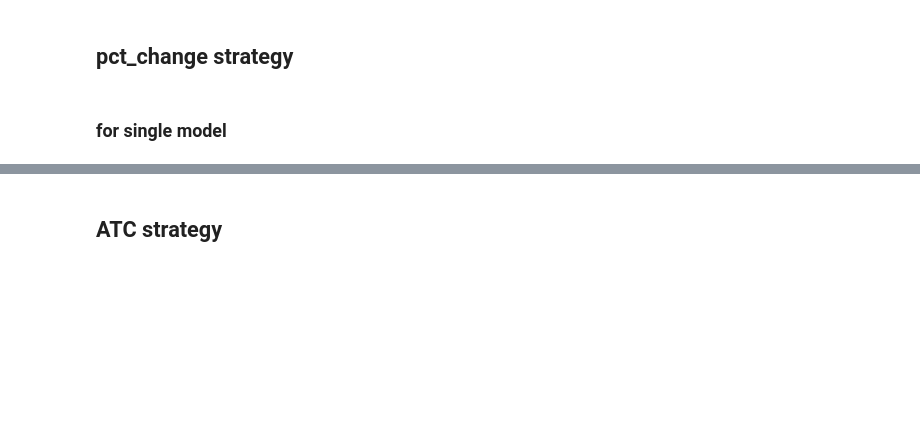
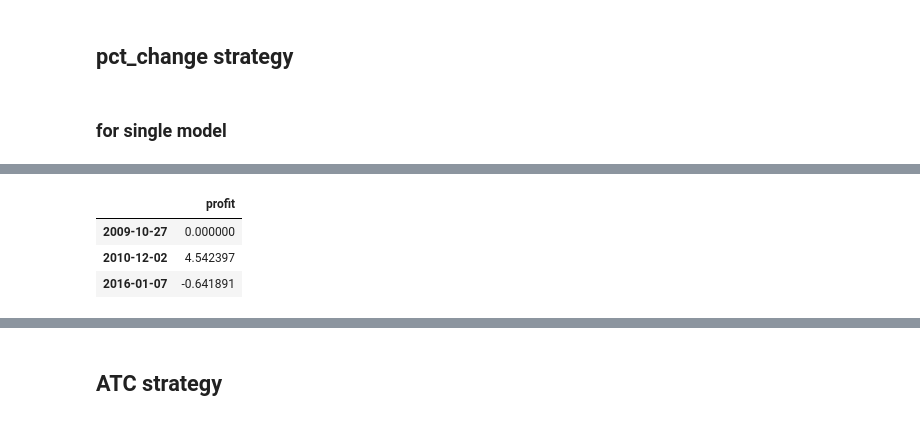
Before and after one commit to benson85560/yuanta, a Jupyter notebook: NEW_Div_yld_ATC_Strategy.ipynb, the cells around one changed output, grey strips where cells are left out. Cells and saved outputs as stored; diff of their text form; code cells hidden in the pictures; blank space fills up the shorter version.

```diff
--- a/NEW_Div_yld_ATC_Strategy.ipynb
+++ b/NEW_Div_yld_ATC_Strategy.ipynb
@@ -95,3 +104,85 @@ List
 ## **pct_change strategy**
 # %% [markdown]
 ### for single model
+# %%
+symbol = '0051.TW'
+print(f'---loading: {symbol}---')
+data = yf.Ticker(symbol)
+df = data.history(period='D', start='2009-10-26', end='2021-10-30')
+df = df.drop(columns = ['Dividends', 'Stock Splits'])
+df.columns = ['open', 'high', 'low', 'close', 'volume']
+df['SAR'] = abstract.SAR(df)
+df['pct_30'] = df['close'].pct_change(30)
+df['rolling'] = df['close'].rolling(10, win_type ='triang').std()
+# df['pct_1'] = df['close'].pct_change(1)
+
+Yield = pd.read_csv(path + '/yield.csv')
+Yield = Yield.set_index(pd.to_datetime(Yield['Date']))
+Yield = Yield.drop('Date', axis = 1)
+df = pd.merge(df, Yield, how = 'left', left_index = True, right_index=True)
+
+fund = 100 #初始有100元本金
+money = 100 #每次投入100元
+feeRate = 0.003
+
+first = 0 ##除了第一筆之外，只紀錄出場的時間點
+BS = None ##紀錄現在的狀態是做多還做空
+stopEarn = 0
+stopLoss = 0
+
+#--------# 記錄買入、賣出時間點
+buy = []
+sell_win = []
+sell_lose = []
+#--------#
+timeList = []
+profit_list = [0]
+profit_fee_list = [0]
+
+
+for i in range(len(df)):
+
+    if first == 0:
+        timeList.append(df.index[i+1])
+        first = 1
+        continue
+
+    if i == len(df)-1: # last trading day
+        break
+
+      # buy                      # BS: position, B: buy, S: sell
+    if df[symbol][i] > 0 and abs(df['pct_30'][i]) > abs(df['pct_30'][i-1]) * 3  and BS == None:
+        temp = df['close'][i+1]
+        tempSize = money / temp
+        BS = 'B'
+        buy.append(i+1)
+        stopLoss = df['SAR'][i+1] * 0.9
+        stopEarn = df['close'][i+1] + (abs((df['close'][i+1] - df['SAR'][i+1])) * 1.1)
+        continue
+
+      # 停利
+    if df['close'][i] > stopEarn and BS == 'B':
+        profit = tempSize * (df['close'][i+1] - temp)
+        profit_fee = profit - money*feeRate - (money+profit)*feeRate
+        profit_fee_list.append(profit_fee)
+        profit_list.append(profit)
+        sell_win.append(i+1)
+        timeList.append(df.index[i])
+        BS=None
+        continue
+
+      # 停損
+    if df['close'][i] < stopLoss and BS == 'B':
+        profit = tempSize * (df['close'][i+1] - temp)
+        profit_fee = profit - money*feeRate - (money+profit)*feeRate
+        profit_fee_list.append(profit_fee)
+        profit_list.append(profit)
+        sell_lose.append(i+1)
+        timeList.append(df.index[i])
+        BS=None
+        continue
+
+# equity = pd.DataFrame({'profit':profit_list}, index=timeList)
+equity = pd.DataFrame({'profit':np.cumsum(profit_list)}, index=timeList)
+equity
+# %% [output]
@@ -97,0 +190,4 @@ List
+|  | profit |
+| 2009-10-27 | 0.000000 |
+| 2010-12-02 | 4.542397 |
+| 2016-01-07 | -0.641891 |
```
Also changed, not shown: parts of 8 cells of this notebook.
